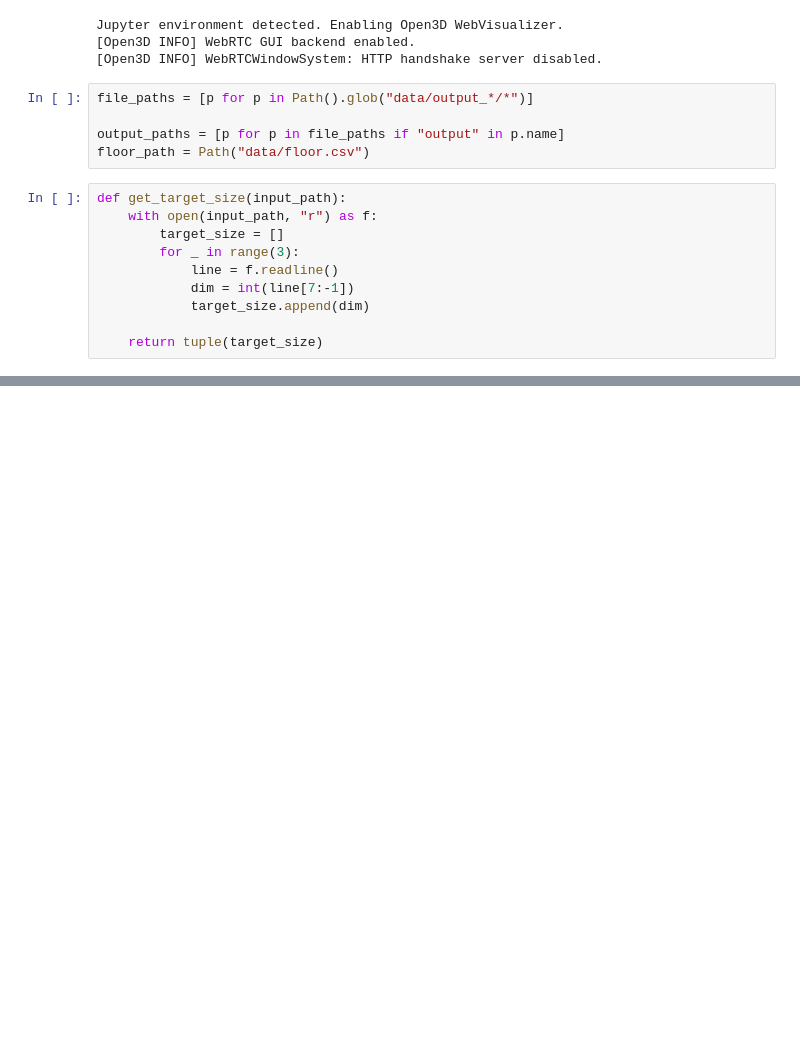
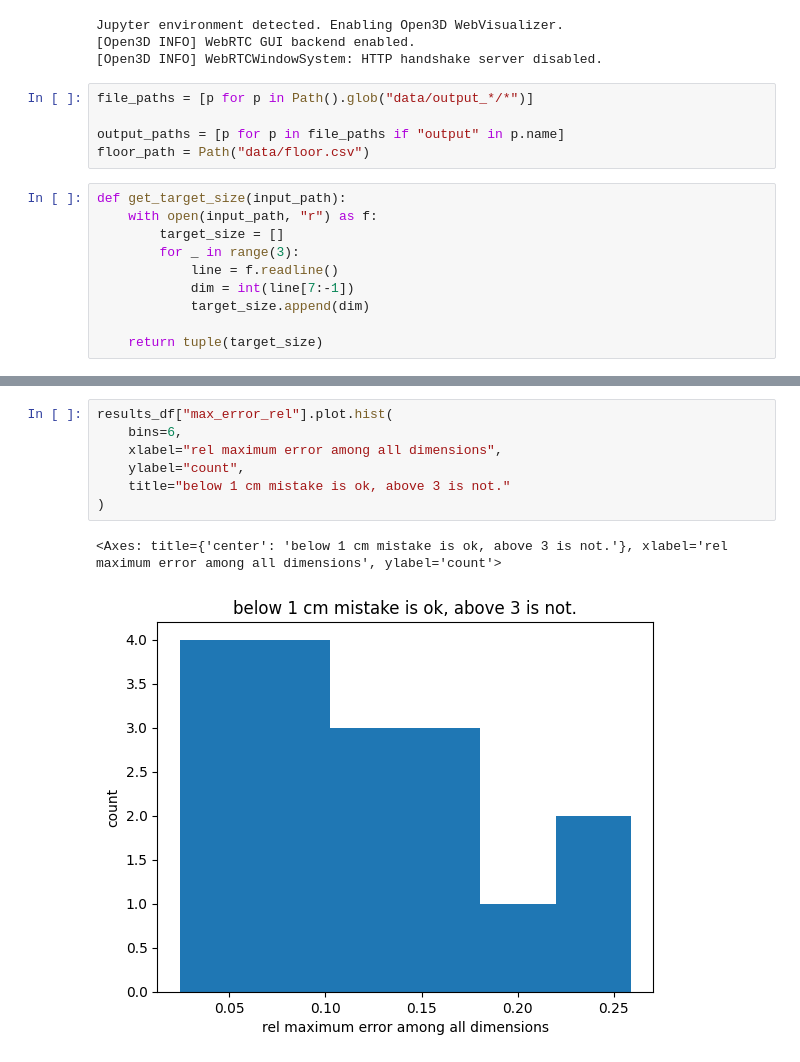
Before and after one commit to FGhavamian/item_size_from_lidar, a Jupyter notebook: evaluate.ipynb, the cells around one changed output, grey strips where cells are left out. Cells and saved outputs as stored; diff of their text form; blank space fills up the shorter version.

```diff
--- a/evaluate.ipynb
+++ b/evaluate.ipynb
@@ -65,0 +86,10 @@ results_df.sort_values(by="error", ascending=False)
+# %%
+results_df["max_error_rel"].plot.hist(
+    bins=6,
+    xlabel="rel maximum error among all dimensions",
+    ylabel="count",
+    title="below 1 cm mistake is ok, above 3 is not."
+)
+# %% [output]
+<Axes: title={'center': 'below 1 cm mistake is ok, above 3 is not.'}, xlabel='rel maximum error among all dimensions', ylabel='count'>
+[figure, added]
```
Also changed, not shown: parts of 5 cells of this notebook.
